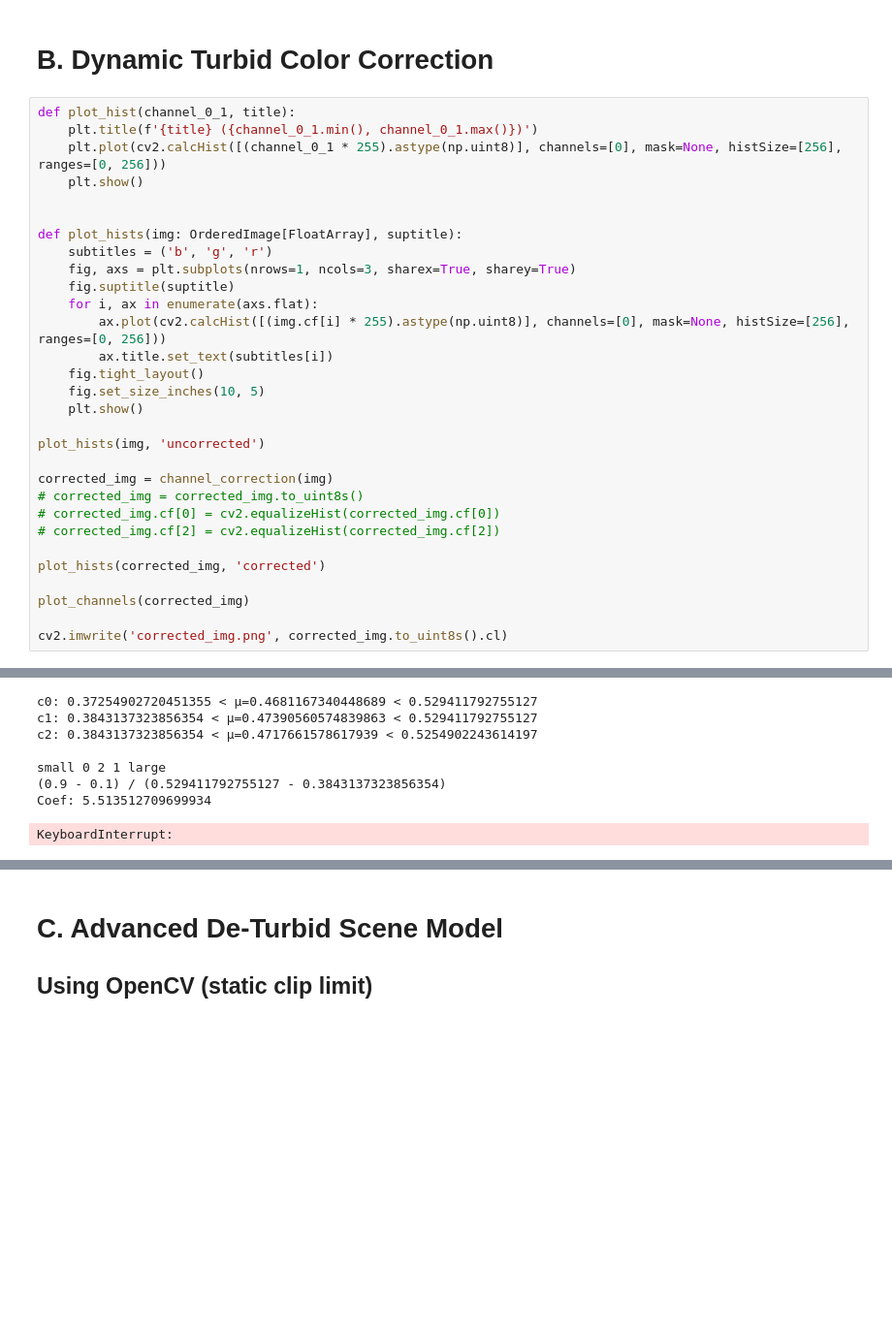
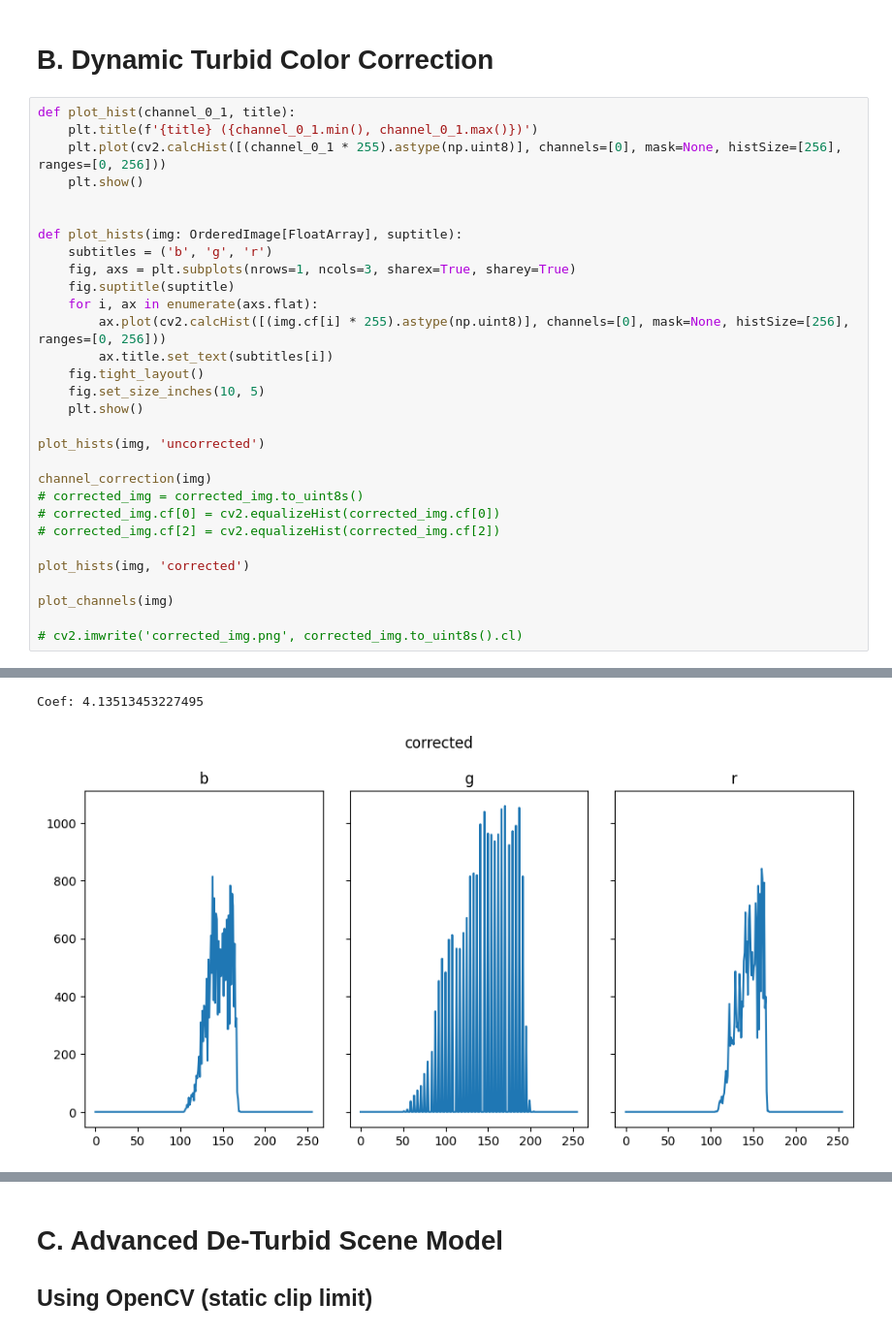
Before and after one commit to benjaminwp18/underwater-dehazing-python, a Jupyter notebook: stepwise.ipynb, the cells around one changed output, grey strips where cells are left out. Shown at 97% size. Saved outputs shown, nothing was run; the diff lists cells and outputs as text; blank space fills up the shorter version.

Commit message:
Revert broken copying in channel equalization

```diff
--- a/stepwise.ipynb
+++ b/stepwise.ipynb
@@ -24,40 +25,34 @@ plot_channels(img)
 # %%
 def plot_hist(channel_0_1, title):
     plt.title(f'{title} ({channel_0_1.min(), channel_0_1.max()})')
     plt.plot(cv2.calcHist([(channel_0_1 * 255).astype(np.uint8)], channels=[0], mask=None, histSize=[256], ranges=[0, 256]))
     plt.show()
 
 
 def plot_hists(img: OrderedImage[FloatArray], suptitle):
     subtitles = ('b', 'g', 'r')
     fig, axs = plt.subplots(nrows=1, ncols=3, sharex=True, sharey=True)
     fig.suptitle(suptitle)
     for i, ax in enumerate(axs.flat):
         ax.plot(cv2.calcHist([(img.cf[i] * 255).astype(np.uint8)], channels=[0], mask=None, histSize=[256], ranges=[0, 256]))
         ax.title.set_text(subtitles[i])
     fig.tight_layout()
     fig.set_size_inches(10, 5)
     plt.show()
 
 plot_hists(img, 'uncorrected')
 
-corrected_img = channel_correction(img)
+channel_correction(img)
 # corrected_img = corrected_img.to_uint8s()
 # corrected_img.cf[0] = cv2.equalizeHist(corrected_img.cf[0])
 # corrected_img.cf[2] = cv2.equalizeHist(corrected_img.cf[2])
 
-plot_hists(corrected_img, 'corrected')
+plot_hists(img, 'corrected')
 
-plot_channels(corrected_img)
+plot_channels(img)
 
-cv2.imwrite('corrected_img.png', corrected_img.to_uint8s().cl)
+# cv2.imwrite('corrected_img.png', corrected_img.to_uint8s().cl)
 # %% [output]
 [figure]
-c0: 0.37254902720451355 < μ=0.4681167340448689 < 0.529411792755127
-c1: 0.3843137323856354 < μ=0.47390560574839863 < 0.529411792755127
-c2: 0.3843137323856354 < μ=0.4717661578617939 < 0.5254902243614197
-
-small 0 2 1 large
-(0.9 - 0.1) / (0.529411792755127 - 0.3843137323856354)
-Coef: 5.513512709699934
+Coef: 4.13513453227495
-KeyboardInterrupt:
+[figure, added]
```
Also changed, not shown: parts of 4 cells of this notebook, 2 other files.
